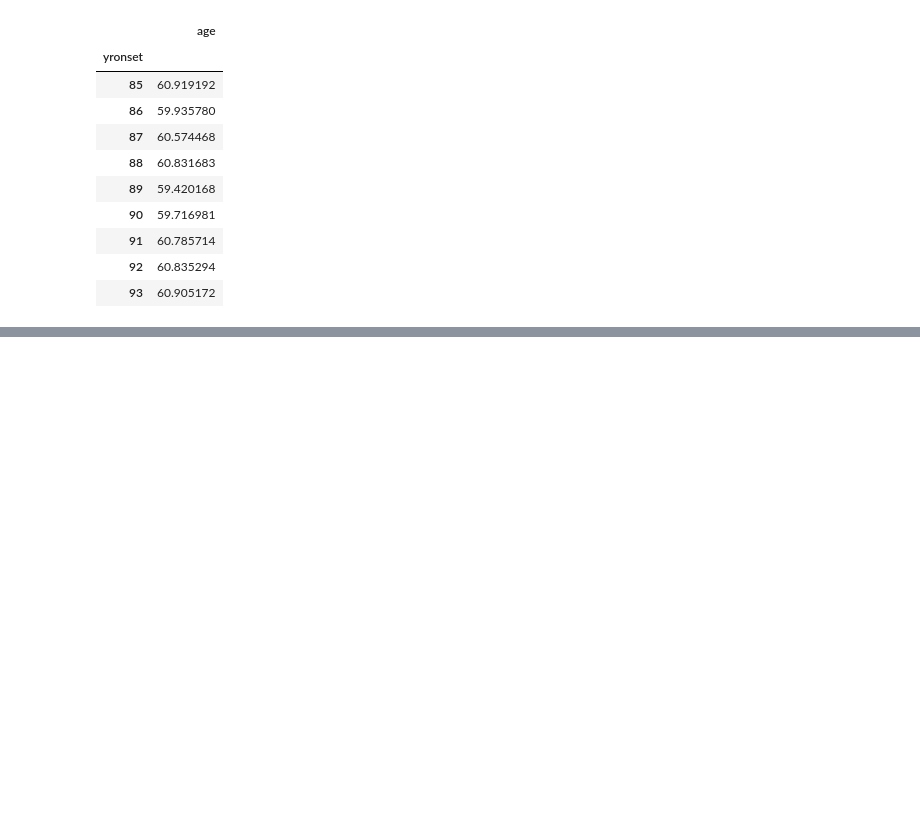
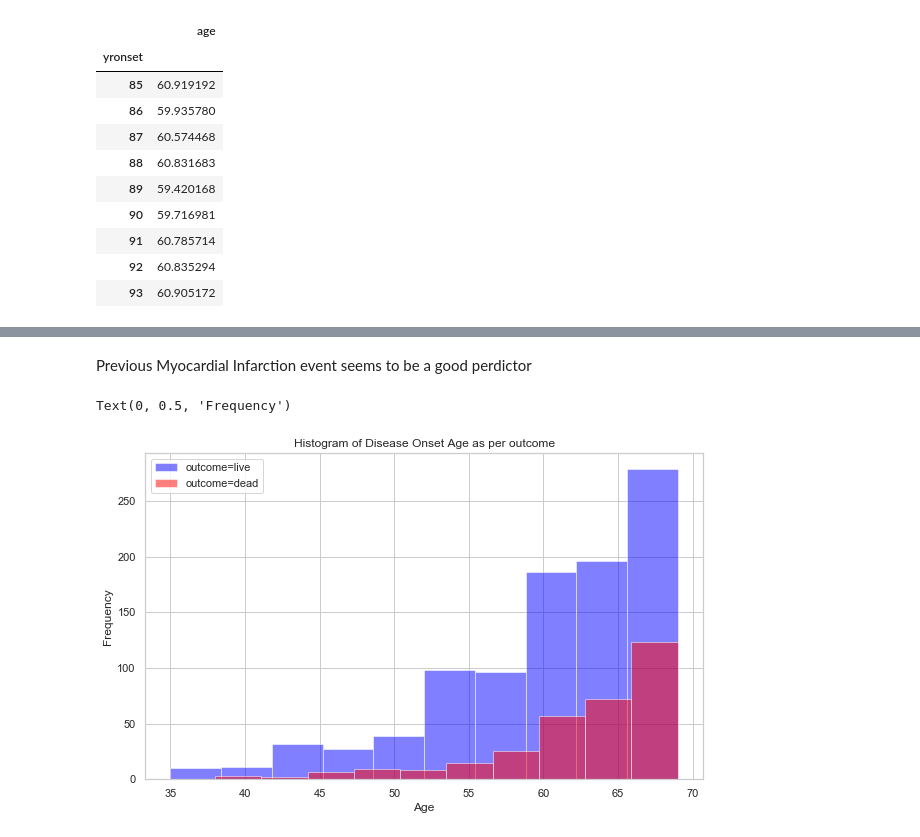
Before and after one commit to yaminijoshi89/Regression_Project, a Jupyter notebook: MIFem.ipynb, the cells around one changed output, grey strips where cells are left out. Saved outputs shown, nothing was run; the diff lists cells and outputs as text; code cells hidden in the pictures; blank space fills up the shorter version.

```diff
--- a/MIFem.ipynb
+++ b/MIFem.ipynb
@@ -111,0 +139,13 @@ data_live.groupby('yronset').mean()
+# %% [markdown]
+Previous Myocardial Infarction event seems to be a good perdictor
+# %%
+plt.figure(figsize=(10,6))
+data[data['outcome']=='live']['age'].hist(alpha=0.5,color='blue',bins=10,label='outcome=live')
+data[data['outcome']=='dead']['age'].hist(alpha=0.5,color='red',bins=10,label='outcome=dead')
+plt.legend()
+plt.title('Histogram of Disease Onset Age as per outcome')
+plt.xlabel('Age')
+plt.ylabel('Frequency')
+# %% [output]
+Text(0, 0.5, 'Frequency')
+[figure, added]
```
Also changed, not shown: parts of 40 cells of this notebook.
